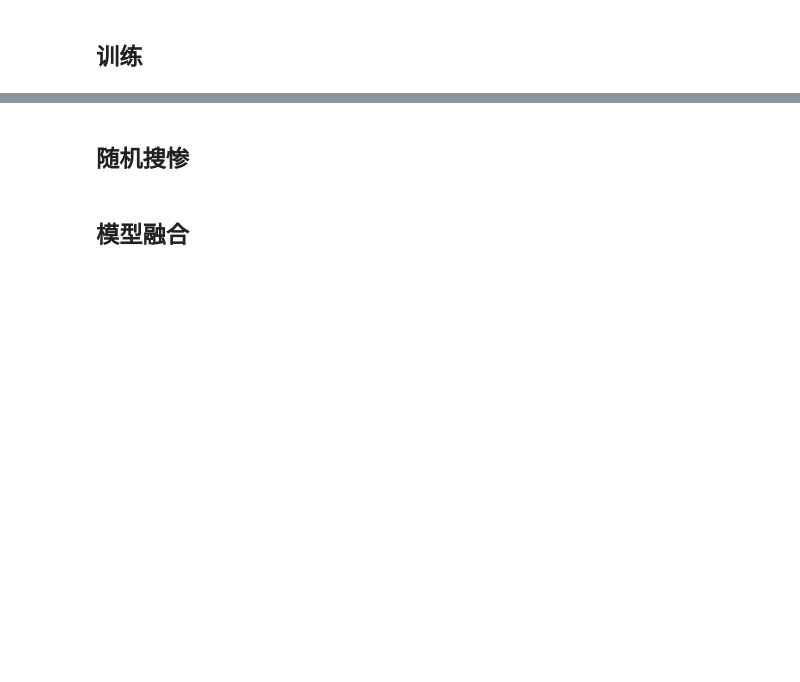
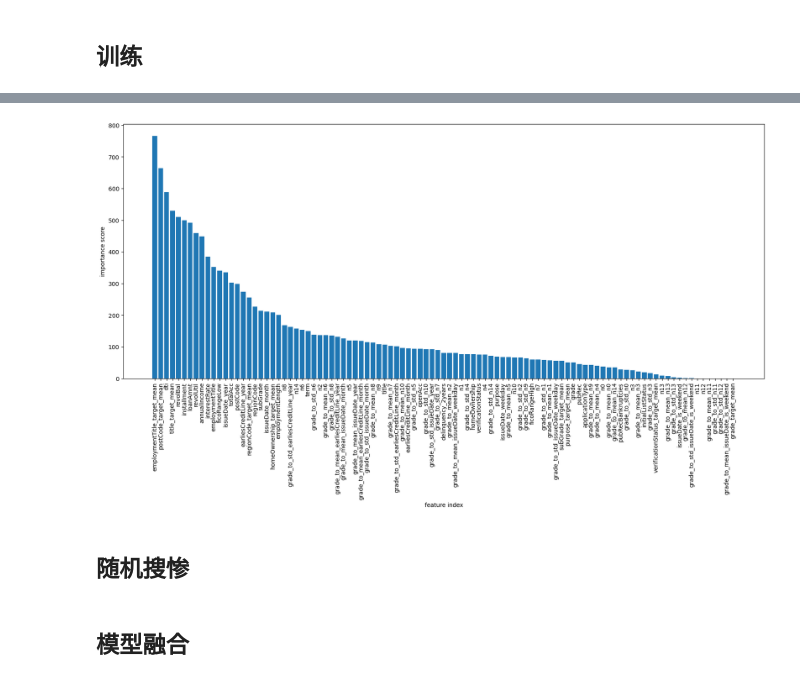
Before and after one commit to zhiqiang00/game, a Jupyter notebook: 金融风险预测赛/train_gbm.ipynb, the cells around one changed output, grey strips where cells are left out. Cells and saved outputs as stored; diff of their text form; code cells hidden in the pictures; blank space fills up the shorter version.

```diff
--- a/金融风险预测赛/train_gbm.ipynb
+++ b/金融风险预测赛/train_gbm.ipynb
@@ -152,0 +131,10 @@ for pair in feature_importance_pair:
+# %%
+plt.figure(figsize=(20, 8))
+bars = plt.bar(range(len(feature_importance_pair)), [x[1] for x in feature_importance_pair])
+plt.xticks(range(len(feature_importance_pair)), [x[0] for x in feature_importance_pair], rotation=90)
+plt.xlabel('feature index')
+plt.ylabel('importance score')
+plt.show()
+# feature_importance_pair, feature_importance_top
+# %% [output]
+[figure, added]
```
Also changed, not shown: parts of 5 cells of this notebook, 3 other files.
